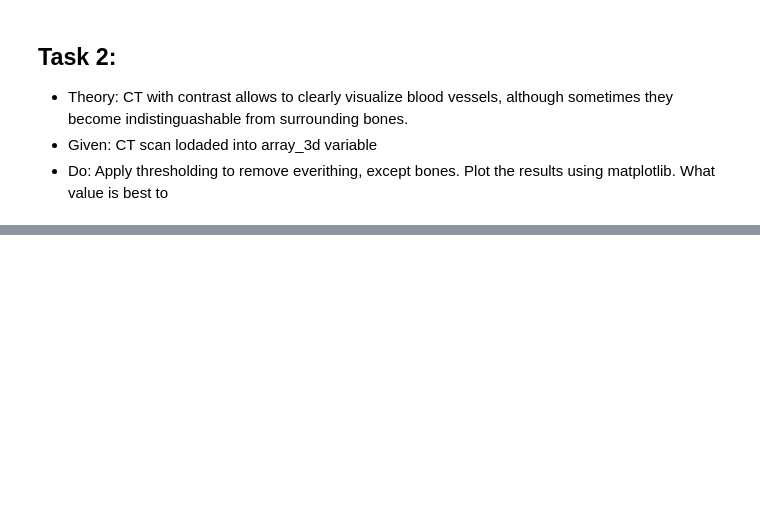
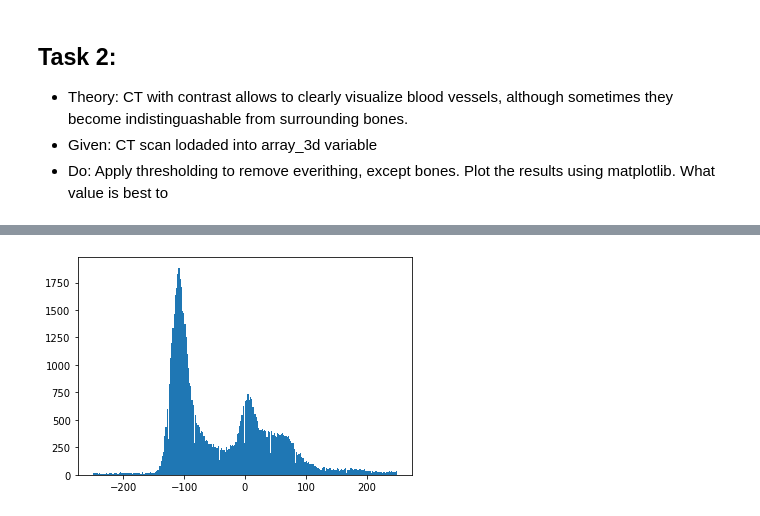
Before and after one commit to bernieee/sirius, a Jupyter notebook: AI_for_Med_image_analysis/Practicum1_working_with_CT.ipynb, the cells around one changed output, grey strips where cells are left out. Saved outputs shown, nothing was run; the diff lists cells and outputs as text; code cells hidden in the pictures; blank space fills up the shorter version.

```diff
--- a/AI_for_Med_image_analysis/Practicum1_working_with_CT.ipynb
+++ b/AI_for_Med_image_analysis/Practicum1_working_with_CT.ipynb
@@ -160 +163,8 @@ interactive(children=(IntSlider(value=581, description='z', max=1717), Output())
+# %%
+def f(img):
+  return img
+hist = plt.hist(array_3d[201].ravel(), bins=256, range=(-250, 250))
+plt.show()
+# %% [output]
+[figure, added]
 # %%
```
Also changed, not shown: parts of 5 cells of this notebook.
